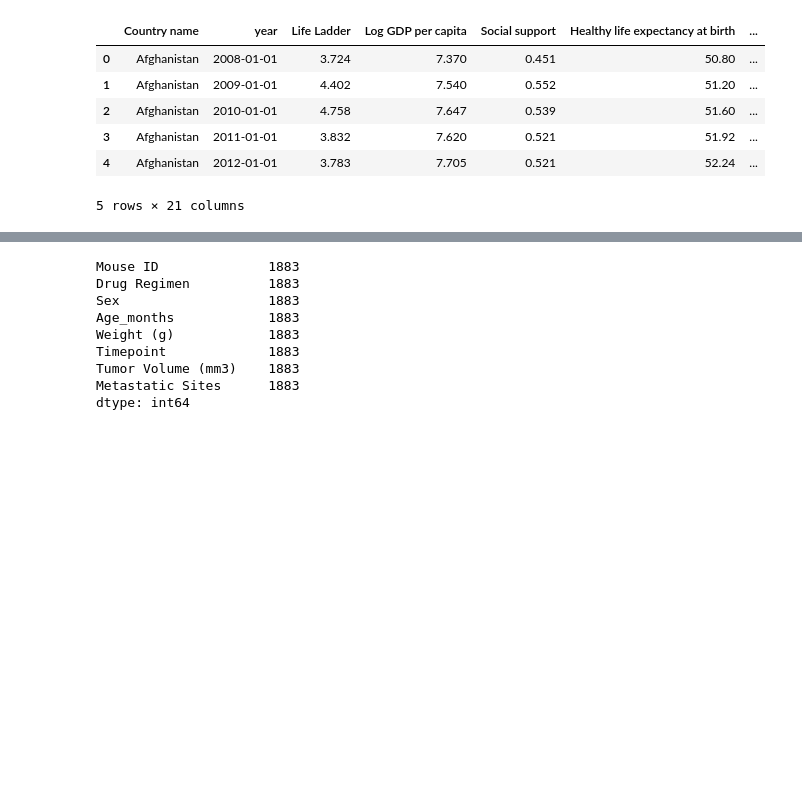
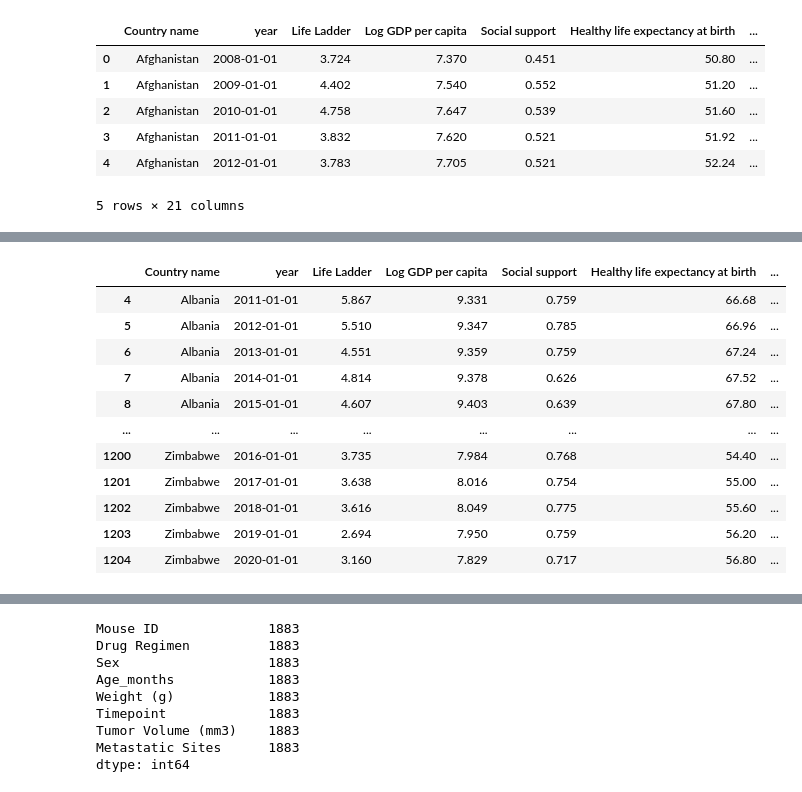
Before and after one commit to SimplyLizzy/FactorsOfHappinness, a Jupyter notebook: FactorofHappinesscharts.ipynb, the cells around one changed output, grey strips where cells are left out. Drawn from its saved outputs; the diff is of its cells as text; code cells hidden in the pictures; blank space fills up the shorter version.

Commit message:
merge

```diff
--- a/FactorofHappinesscharts.ipynb
+++ b/FactorofHappinesscharts.ipynb
@@ -103,0 +75,81 @@ Name: year, Length: 1949, dtype: bool
+# %%
+happy_region_df.keys()
+
+#clean_happy_region_df = {[
+
+# #(['Country name', 'year', 'Life Ladder', 'Log GDP per capita',
+#        'Social support', 'Healthy life expectancy at birth',
+#        'Freedom to make life choices', 'Generosity',
+#        'Perceptions of corruption', 'Positive affect', 'Negative affect',
+#        'alpha-2', 'alpha-3', 'country-code', 'region',
+#        'sub-region', 'intermediate-region', 'region-code', 'sub-region-code',
+#        'intermediate-region-code'],
+#       dtype='object')
+
+sort=happy_region_df['year']
+# .drop_duplicates()
+sort.value_counts()
+
+list_2020_countries = pd.DataFrame(happy_region_df["Country name"].loc[happy_region_df["year"]=="2020-01-01"])
+
+# list_2020_countries['year'] =""
+# list_2020_countries['Life Ladder'] = ""
+# list_2020_countries['Log GDP per capita'] = ""
+# list_2020_countries['Social support'] = ""
+# list_2020_countries['Healthy life expectancy at birth'] = ""
+# list_2020_countries['Freedom to make life choices', 'Generosity'] = ""
+# list_2020_countries['Perceptions of corruption'] = ""
+# list_2020_countries['Positive affect'] = ""
+# list_2020_countries['Negative affect'] = ""
+# list_2020_countries['alpha-2'] = ""
+# list_2020_countries['alpha-3'] = ""
+# list_2020_countries['Pcountry-code'] = ""
+# list_2020_countries['region'] = ""
+# list_2020_countries['sub-region'] = ""
+# list_2020_countries['intermediate-region'] = ""
+# list_2020_countries['region-code'] = ""
+# list_2020_countries['sub-region-code'] = ""
+# list_2020_countries['intermediate-region-code'] = ""
+
+list_2020_countries
+list_2020_data_df =  pd.merge(list_2020_countries, happy_region_df,
+                                 how='left', on='Country name')
+list_2020_data_df
+list_2011_countries = pd.DataFrame(happy_region_df["Country name"].loc[happy_region_df["year"]=="2011-01-01"])
+list_2011_countries
+list_2011_data =  pd.merge(list_2011_countries, list_2020_data_df,
+                                 how='left', on='Country name')
+list_2013_countries = pd.DataFrame(happy_region_df["Country name"].loc[happy_region_df["year"]=="2013-01-01"])
+list_2013_countries
+list_2013_data =  pd.merge(list_2013_countries, list_2011_data,
+                                 how='left', on='Country name')
+list_2019_countries = pd.DataFrame(happy_region_df["Country name"].loc[happy_region_df["year"]=="2019-01-01"])
+list_2019_countries
+list_2019_data =  pd.merge(list_2019_countries, list_2013_data,
+                                 how='left', on='Country name')
+list_2014_countries = pd.DataFrame(happy_region_df["Country name"].loc[happy_region_df["year"]=="2014-01-01"])
+list_2014_countries
+list_2014_data =  pd.merge(list_2014_countries, list_2019_data,
+                                 how='left', on='Country name')
+list_2018_countries = pd.DataFrame(happy_region_df["Country name"].loc[happy_region_df["year"]=="2018-01-01"])
+list_2018_countries
+final_data_df =  pd.merge(list_2018_countries, list_2014_data,
+                                 how='left', on='Country name')
+# # list_2011_count
+final_data_df = final_data_df.loc[final_data_df["year"] > '2010-01-01']
+# final_data_df = final_data_df['year'].value_counts()
+# final_data_df.sort_values()
+final_data_df
+# %% [output]
+|  | Country name | year | Life Ladder | Log GDP per capita | Social support | Healthy life expectancy at birth | ... |
+| 4 | Albania | 2011-01-01 | 5.867 | 9.331 | 0.759 | 66.68 | ... |
+| 5 | Albania | 2012-01-01 | 5.510 | 9.347 | 0.785 | 66.96 | ... |
+| 6 | Albania | 2013-01-01 | 4.551 | 9.359 | 0.759 | 67.24 | ... |
+| 7 | Albania | 2014-01-01 | 4.814 | 9.378 | 0.626 | 67.52 | ... |
+| 8 | Albania | 2015-01-01 | 4.607 | 9.403 | 0.639 | 67.80 | ... |
+| ... | ... | ... | ... | ... | ... | ... | ... |
+| 1200 | Zimbabwe | 2016-01-01 | 3.735 | 7.984 | 0.768 | 54.40 | ... |
+| 1201 | Zimbabwe | 2017-01-01 | 3.638 | 8.016 | 0.754 | 55.00 | ... |
+| 1202 | Zimbabwe | 2018-01-01 | 3.616 | 8.049 | 0.775 | 55.60 | ... |
+| 1203 | Zimbabwe | 2019-01-01 | 2.694 | 7.950 | 0.759 | 56.20 | ... |
+| 1204 | Zimbabwe | 2020-01-01 | 3.160 | 7.829 | 0.717 | 56.80 | ... |
```
Also changed, not shown: parts of 3 cells of this notebook.
